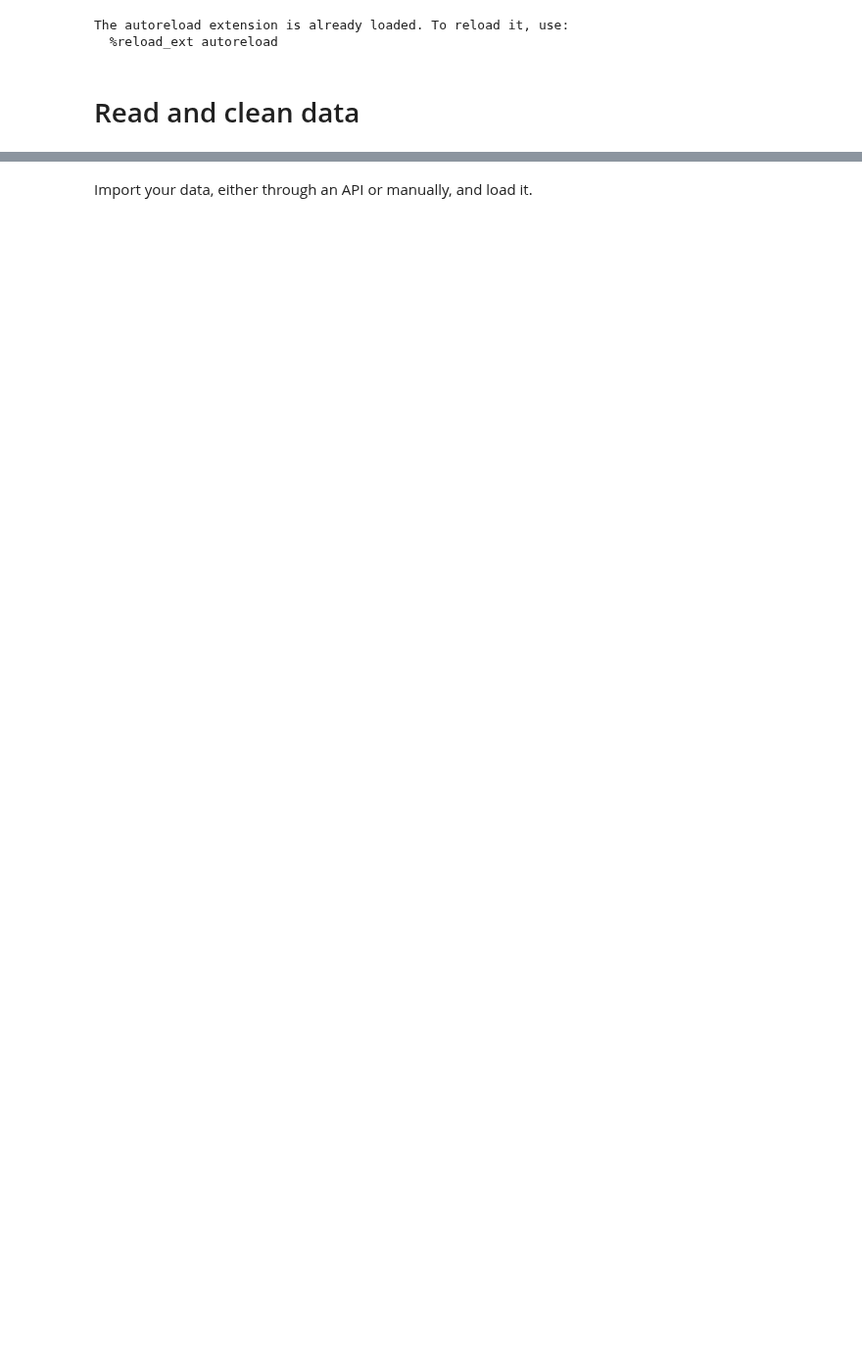
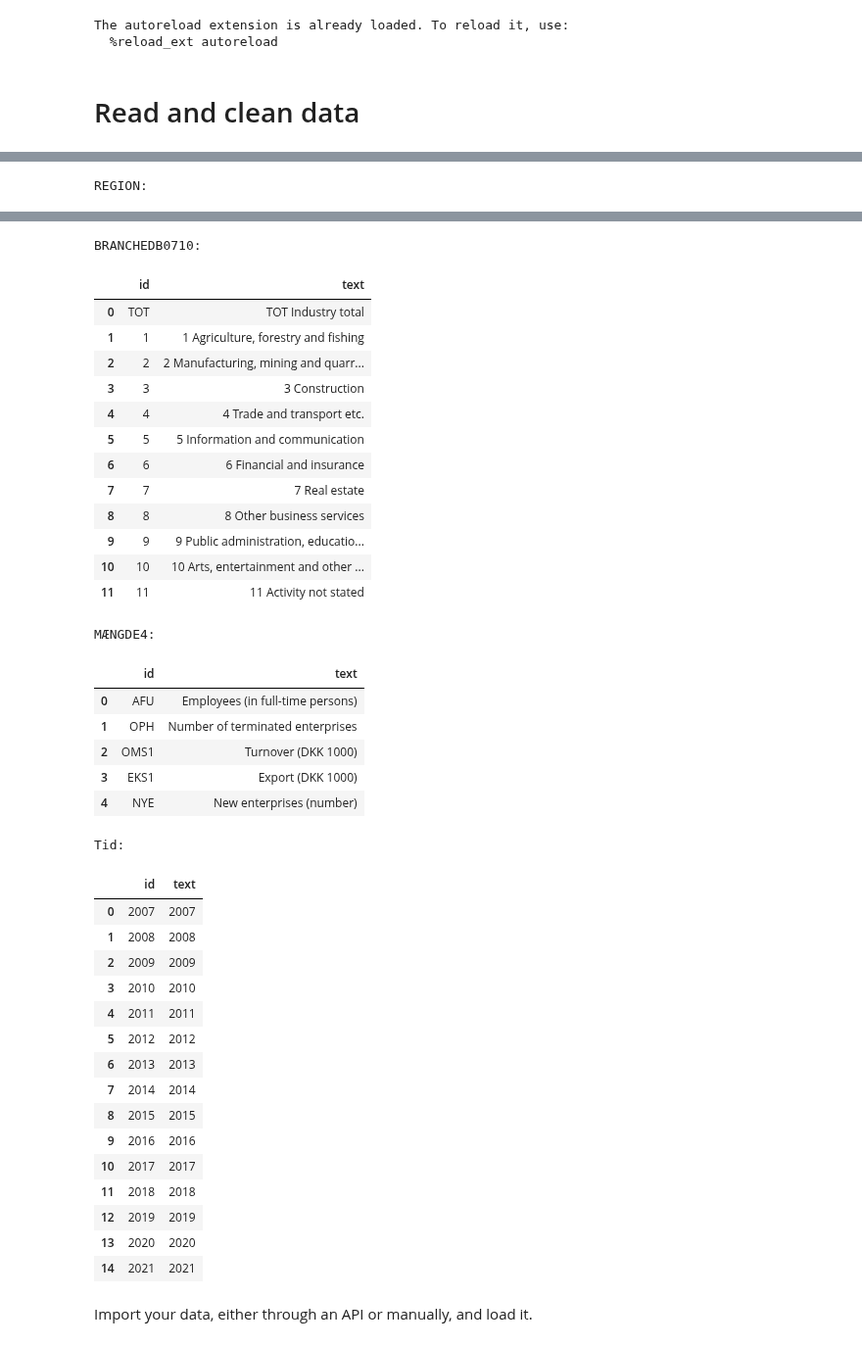
Before and after one commit to NumEconCopenhagen/projects-2024-emil-og-simon, a Jupyter notebook: dataproject/dataproject.ipynb, the cells around one changed output, grey strips where cells are left out. Shown at 98% size. Saved outputs shown, nothing was run; the diff lists cells and outputs as text; code cells hidden in the pictures; blank space fills up the shorter version.

```diff
--- a/dataproject/dataproject.ipynb
+++ b/dataproject/dataproject.ipynb
@@ -116,0 +122,5 @@ Tid:
+# %%
+ind2 = DstApi('DEMO4')
+# %%
+tabsum2 = ind2.tablesummary(language='en')
+display(tabsum2)
@@ -116,0 +135,7 @@ Tid:
+# %%
+# The available values for a each variable:
+for variable in tabsum2['variable name']:
+    print(variable+':')
+    display(ind2.variable_levels(variable, language='en'))
+# %% [output]
+REGION:
@@ -117,2 +149,40 @@ Tid:
+BRANCHEDB0710:
+|  | id | text |
+| 0 | TOT | TOT Industry total |
+| 1 | 1 | 1 Agriculture, forestry and fishing |
+| 2 | 2 | 2 Manufacturing, mining and quarr... |
+| 3 | 3 | 3 Construction |
+| 4 | 4 | 4 Trade and transport etc. |
+| 5 | 5 | 5 Information and communication |
+| 6 | 6 | 6 Financial and insurance |
+| 7 | 7 | 7 Real estate |
+| 8 | 8 | 8 Other business services |
+| 9 | 9 | 9 Public administration, educatio... |
+| 10 | 10 | 10 Arts, entertainment and other ... |
+| 11 | 11 | 11 Activity not stated |
+MÆNGDE4:
+|  | id | text |
+| 0 | AFU | Employees (in full-time persons) |
+| 1 | OPH | Number of terminated enterprises |
+| 2 | OMS1 | Turnover (DKK 1000) |
+| 3 | EKS1 | Export (DKK 1000) |
+| 4 | NYE | New enterprises (number) |
+Tid:
+|  | id | text |
+| 0 | 2007 | 2007 |
+| 1 | 2008 | 2008 |
+| 2 | 2009 | 2009 |
+| 3 | 2010 | 2010 |
+| 4 | 2011 | 2011 |
+| 5 | 2012 | 2012 |
+| 6 | 2013 | 2013 |
+| 7 | 2014 | 2014 |
+| 8 | 2015 | 2015 |
+| 9 | 2016 | 2016 |
+| 10 | 2017 | 2017 |
+| 11 | 2018 | 2018 |
+| 12 | 2019 | 2019 |
+| 13 | 2020 | 2020 |
+| 14 | 2021 | 2021 |
 # %% [markdown]
 Import your data, either through an API or manually, and load it.
```
Also changed, not shown: parts of 11 cells of this notebook.
